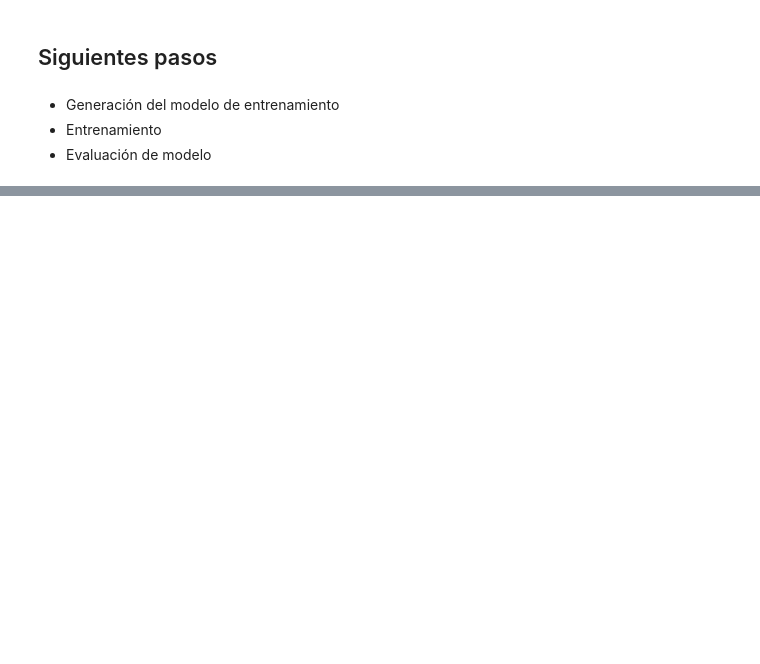
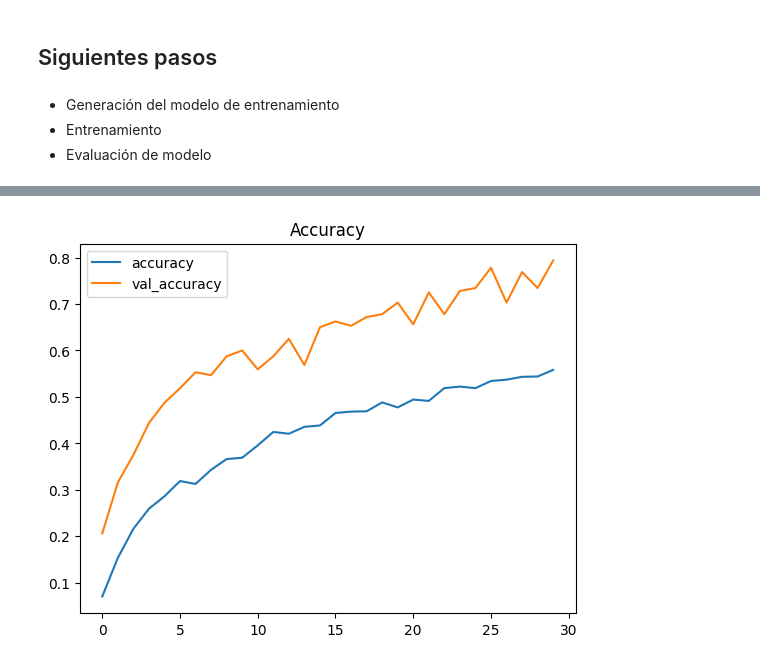
Before and after one commit to Caceres-A01706972/FruitsVegetables, a Jupyter notebook: FruitsVegetables.ipynb, the cells around one changed output, grey strips where cells are left out. Saved outputs shown, nothing was run; the diff lists cells and outputs as text; code cells hidden in the pictures; blank space fills up the shorter version.

Commit message:
Primera Evaluacion Modelo

```diff
--- a/FruitsVegetables.ipynb
+++ b/FruitsVegetables.ipynb
@@ -159,0 +179,16 @@ plt.show()
+# %%
+model = Sequential([
+    Conv2D(32, (3, 3), activation='relu', input_shape=(150, 150, 3)), # Primera capa convolucional
+    MaxPooling2D((2, 2)),  # Primera capa de pooling
+    Conv2D(64, (3, 3), activation='relu'),  # Segunda capa convolucional
+    MaxPooling2D((2, 2)),  # Segunda capa de pooling
+    Conv2D(128, (3, 3), activation='relu'), # Tercera capa convolucional
+    MaxPooling2D((2, 2)),  # Tercera capa de pooling
+    Flatten(),  # Aplanar la salida de la última capa de pooling
+    Dense(512, activation='relu'),  # Capa densa con 512 neuronas
+    Dropout(0.5),  # Regularización con dropout
+    Dense(len(train_generator.class_indices), activation='softmax')  # Capa de salida
+])
+# %%
+# Compilar el modelo
+model.compile(optimizer='adam', loss='categorical_crossentropy', metrics=['accuracy'])
@@ -159,0 +215,9 @@ plt.show()
+# %%
+# Entrenar el modelo y guardar el historial del entrenamiento
+history = model.fit(
+    train_generator,
+    steps_per_epoch=train_generator.samples // train_generator.batch_size,
+    epochs=30,
+    validation_data=validation_generator,
+    validation_steps=validation_generator.samples // validation_generator.batch_size
+)
@@ -159,0 +243,6 @@ plt.show()
+# %%
+pd.DataFrame(history.history)[['accuracy','val_accuracy']].plot()
+plt.title("Accuracy")
+plt.show()
+# %% [output]
+[figure, added]
```
Also changed, not shown: parts of 15 cells of this notebook.
